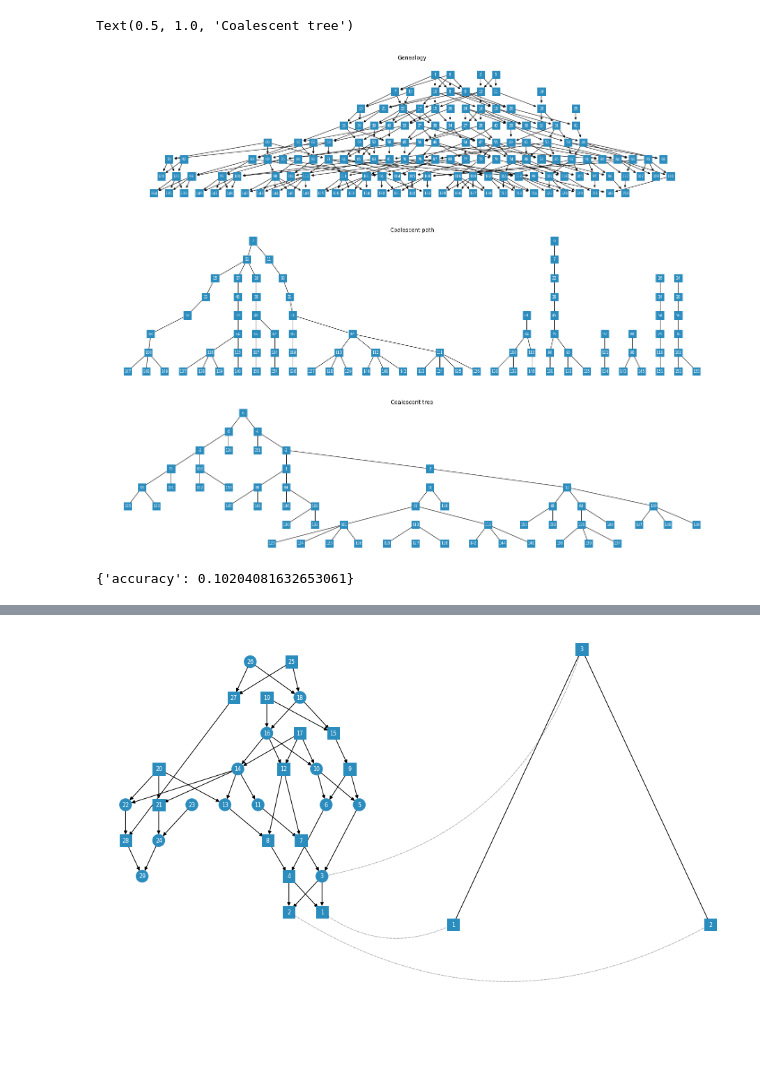
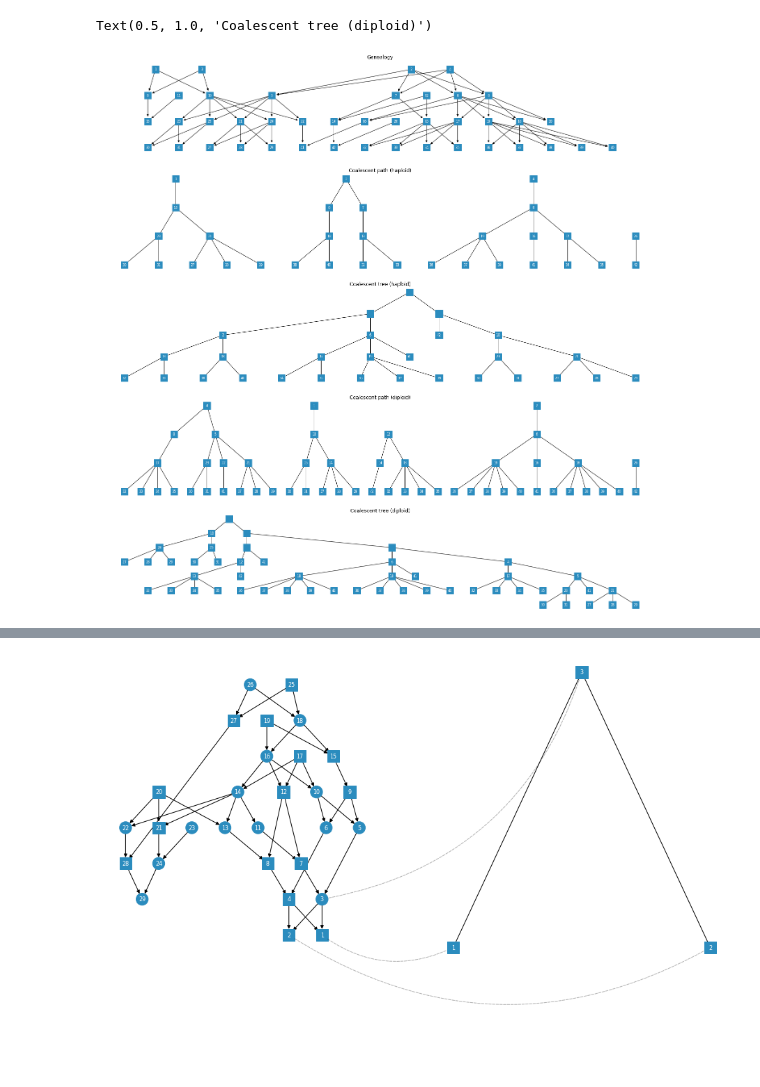
Before and after one commit to ivan-krukov/aligning-genealogies, a Jupyter notebook: notebooks/Experiments.ipynb, the cells around one changed output, grey strips where cells are left out. Saved outputs shown, nothing was run; the diff lists cells and outputs as text; code cells hidden in the pictures.

Commit message:
Adding support for diploid path sampling through the genealogy. Updated a bunch of modules to work with the new format.

```diff
--- a/notebooks/Experiments.ipynb
+++ b/notebooks/Experiments.ipynb
@@ -13,29 +13,32 @@ from IPython.display import SVG, display
 # %%
 np.random.seed(724)
 
-families = 5
-generations = 7
+families = 3
+generations = 3
 avg_children = 2.2
 
-gg = Pedigree.simulate_from_founders(families, generations, avg_children)
+ped = Pedigree.simulate_from_founders(families, generations, avg_children)
 
-pt = gg.sample_path()
-ct = pt.to_coalescent_tree()
+pt_1 = ped.sample_path()
+ct_1 = pt_1.to_coalescent_tree()
 
-fig, ax = plt.subplots(nrows=3, figsize=(25, 20))
+pt_2 = ped.sample_path(2)
+ct_2 = pt_2.to_coalescent_tree()
 
-gg.draw(ax=ax[0])
+fig, ax = plt.subplots(nrows=5, figsize=(25, 25))
+
+ped.draw(ax=ax[0])
 ax[0].set_title('Genealogy')
-pt.draw(ax=ax[1])
-ax[1].set_title('Coalescent path')
-ct.draw(ax=ax[2])
-ax[2].set_title('Coalescent tree')
+
+pt_1.draw(ax=ax[1], label_dict=pt_1.ts_node_to_ped_node)
+ax[1].set_title('Coalescent path (haploid)')
+ct_1.draw(ax=ax[2], label_dict=ct_1.ts_node_to_ped_node)
+ax[2].set_title('Coalescent tree (haploid)')
+
+pt_2.draw(ax=ax[3], label_dict=pt_2.ts_node_to_ped_node)
+ax[3].set_title('Coalescent path (diploid)')
+ct_2.draw(ax=ax[4], label_dict=ct_2.ts_node_to_ped_node)
+ax[4].set_title('Coalescent tree (diploid)')
 # %% [output]
-Text(0.5, 1.0, 'Coalescent tree')
+Text(0.5, 1.0, 'Coalescent tree (diploid)')
-[figure, old version]
+[figure, new version]
-# %%
-algn = DescMatchingAligner(gg, ct)
-algn.align()
-algn.evaluate()
-# %% [output]
-{'accuracy': 0.10204081632653061}
```
Also changed, not shown: parts of 3 cells of this notebook, 3 other files.
